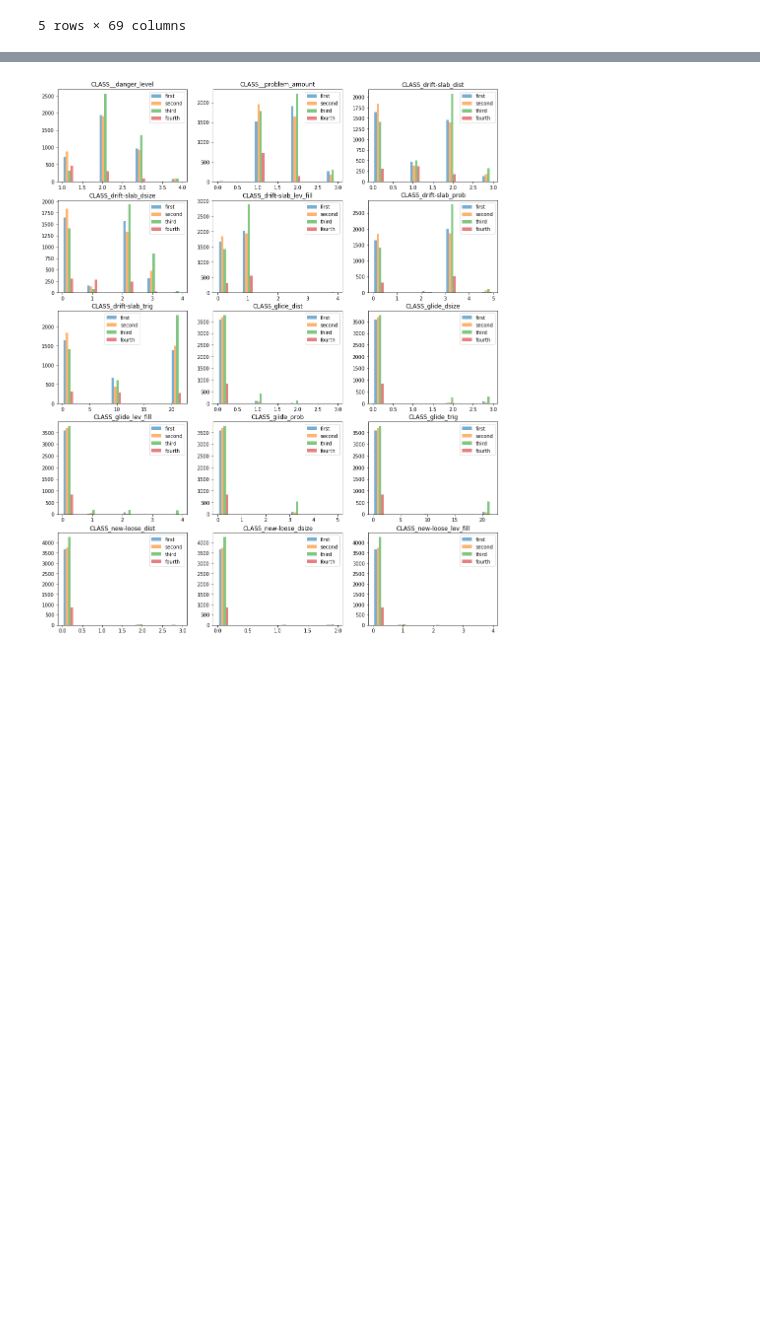
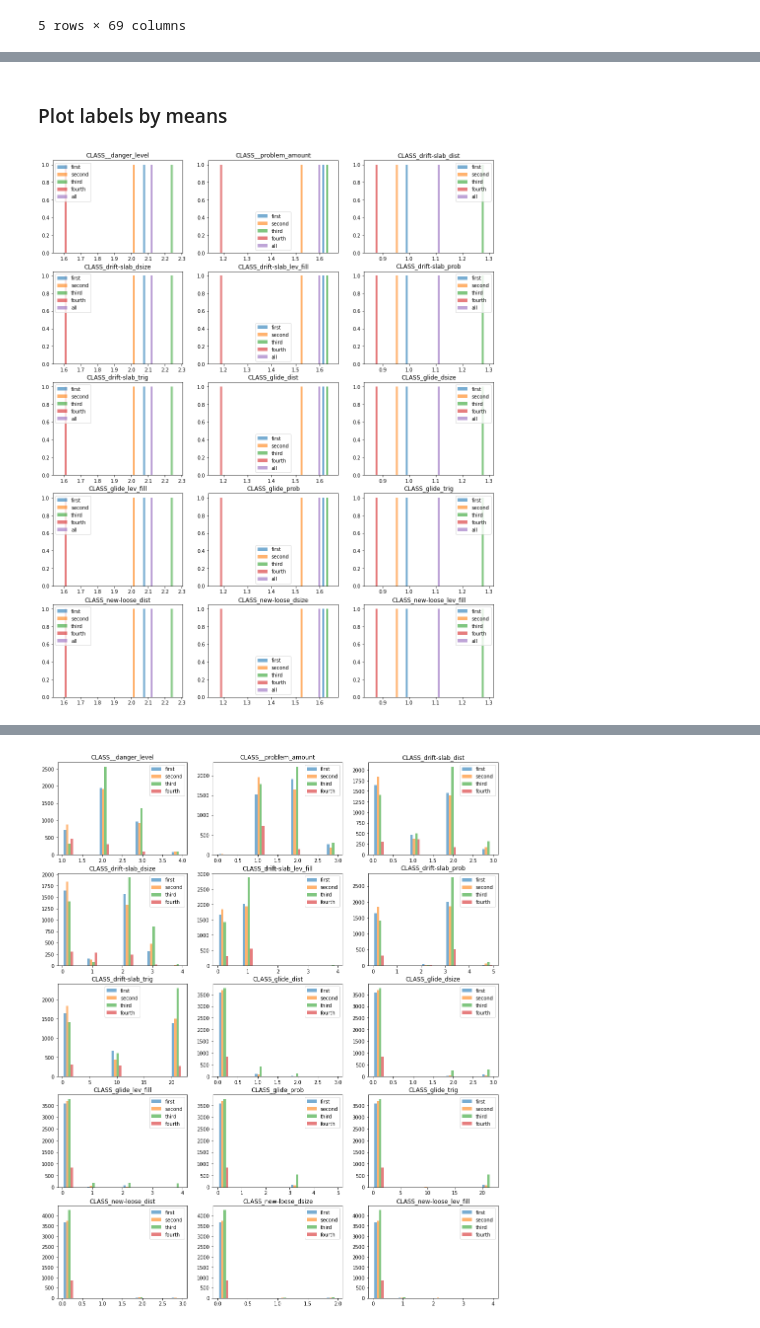
Before and after one commit to NVE/avalanche_ml, a Jupyter notebook: initial_correlations_notebook.ipynb, the cells around one changed output, grey strips where cells are left out. Drawn from its saved outputs; the diff is of its cells as text; code cells hidden in the pictures; blank space fills up the shorter version.

```diff
--- a/initial_correlations_notebook.ipynb
+++ b/initial_correlations_notebook.ipynb
@@ -281,7 +248,7 @@ Thank you to these two resources in helping me plot multiple dataframes side by
 - https://stackoverflow.com/questions/38106730/plotting-multiple-histograms-in-matplotlib-colors-or-side-by-side-bars
 - https://www.thetopsites.net/article/53698519.shtml
 # %%
-def plot_label_dist(total_rows, total_cols, size, start, end):
+def plot_label_dist(total_rows, total_cols, size, start, end, how='values'):
     """
     Plot the distribution of values in the labels for a different column.
 
@@ -291,6 +258,7 @@ def plot_label_dist(total_rows, total_cols, size, start, end):
        size(tuple): two integers, how big the Matplotlib plot should be
        start(int): column number to start plotting on
        end(int): column number to end plotting on
+       how(str): either 'values' or 'means'
 
     Note:
         start - end should equal total_rows x total_cols
@@ -305,10 +273,13 @@ def plot_label_dist(total_rows, total_cols, size, start, end):
 
     for i, column in enumerate(compare_means.columns[start:end]):
 
-        list_of_dfs = [first_labels[column].values, second_labels[column].values,
-                   third_labels[column].values, fourth_labels[column].values,]#labeled_data.label[col].values]
-
-        hist_labels = ['first', 'second', 'third', 'fourth',]#, 'all']
+        if how == 'values':
+            list_of_dfs = [first_labels[column].values, second_labels[column].values,
+                           third_labels[column].values, fourth_labels[column].values,]
+            hist_labels = ['first', 'second', 'third', 'fourth',]
+        elif how == 'means':
+            list_of_dfs = [compare_means.iloc[j][[col]] for j in range(5)]
+            hist_labels = ['first', 'second', 'third', 'fourth', 'all']
 
         ax[row, col].hist(list_of_dfs, alpha=0.6, label=hist_labels)
 
@@ -324,3 +295,9 @@ def plot_label_dist(total_rows, total_cols, size, start, end):
             row += 1
 
     plt.show()
+# %% [markdown]
+### Plot labels by means
+# %%
+plot_label_dist(5, 3, (16, 20), 0, 15, 'means')
+# %% [output]
+[figure, added]
```
Also changed, not shown: parts of 20 cells of this notebook.
